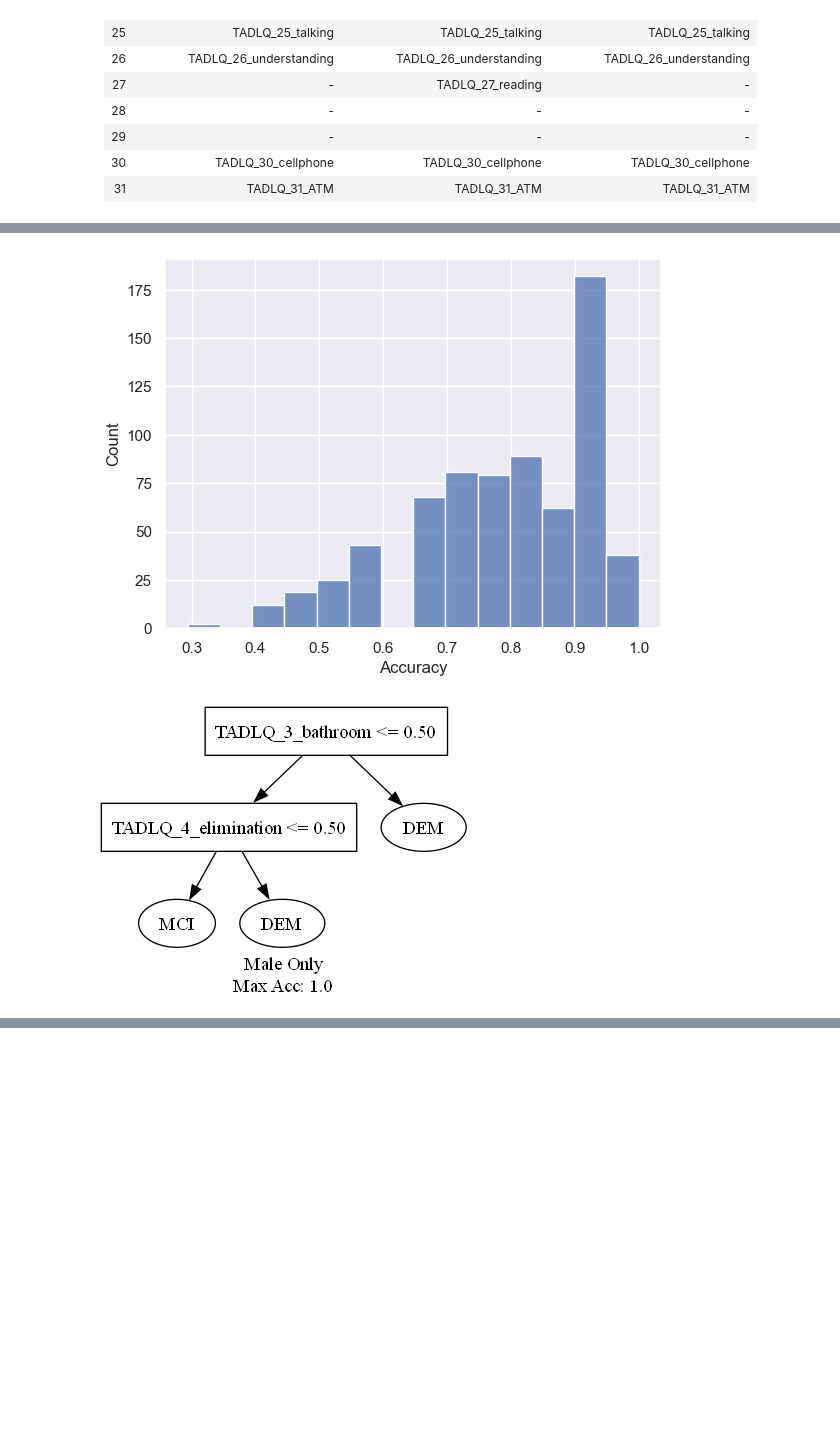
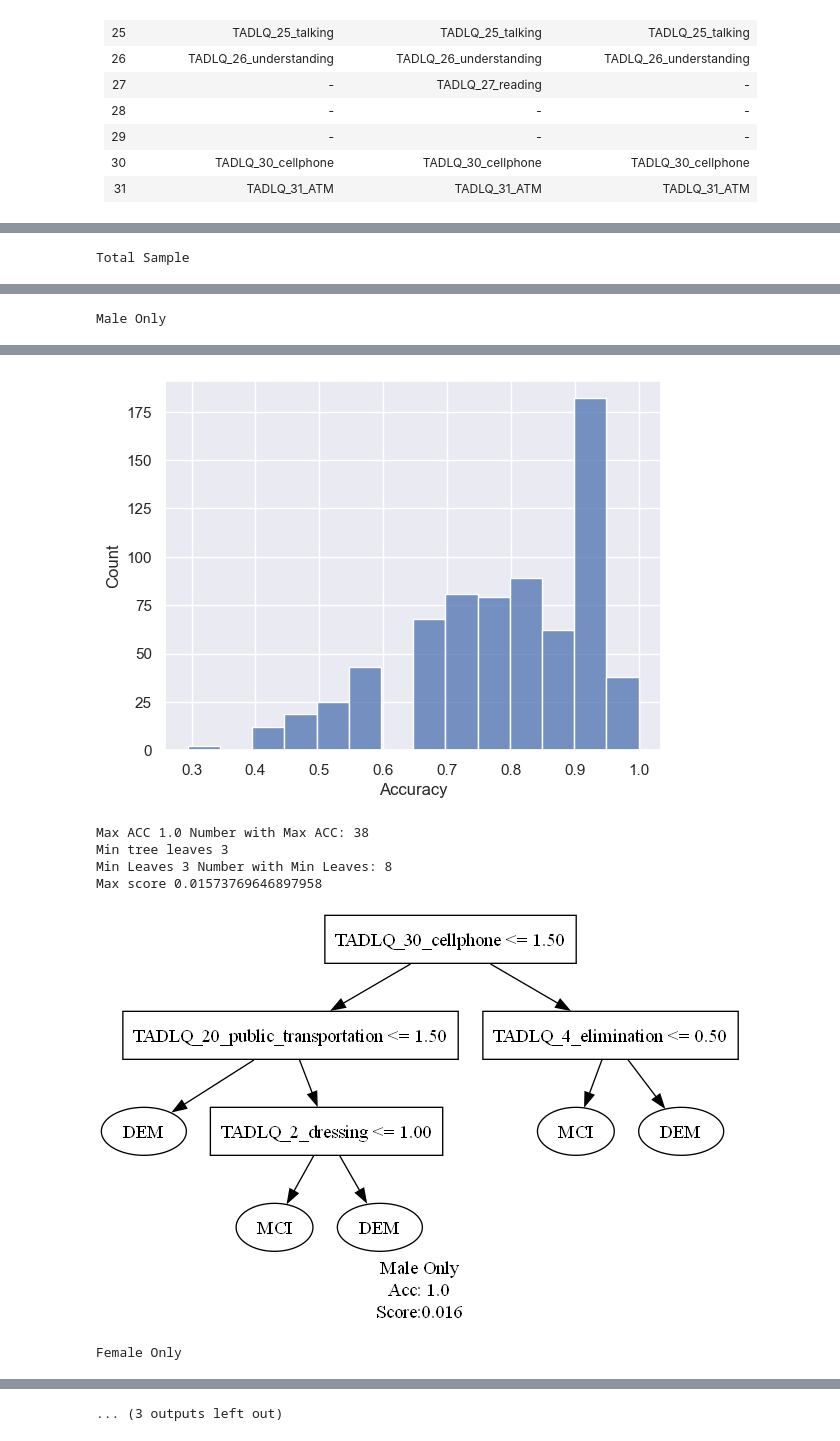
Before and after one commit to segonzal/tadlq-peru, a Jupyter notebook: TADLQ Peru 4.ipynb, the cells around one changed output, grey strips where cells are left out. Saved outputs shown, nothing was run; the diff lists cells and outputs as text; code cells hidden in the pictures; blank space fills up the shorter version.

```diff
--- a/TADLQ Peru 4.ipynb
+++ b/TADLQ Peru 4.ipynb
@@ -291,7 +279,8 @@ run(df_muestratotal_norm.loc[mask_muestratotal, :],
     max_depth=10,
     n_estimators=100,
     n_splits=7,
-    label="Total Sample")
+    label="Total Sample",
+    show_all_max_acc_tree=False)
 
 run(df_solohombres_norm.loc[mask_solohombres, :],
     df_solohombres_mean,
@@ -301,7 +290,8 @@ run(df_solohombres_norm.loc[mask_solohombres, :],
     max_depth=10,
     n_estimators=100,
     n_splits=7,
-    label="Male Only")
+    label="Male Only",
+    show_all_max_acc_tree=False)
 
 run(df_solomujeres_norm.loc[mask_solomujeres, :],
     df_solomujeres_mean,
@@ -311,7 +301,9 @@ run(df_solomujeres_norm.loc[mask_solomujeres, :],
     max_depth=10,
     n_estimators=100,
     n_splits=7,
-    label="Female Only")
+    label="Female Only",
+    show_all_max_acc_tree=False)
 # %% [output]
+Total Sample
 [figure]
 [figure]
@@ -319,4 +315,10 @@ run(df_solomujeres_norm.loc[mask_solomujeres, :],
+Male Only
 [figure]
 [figure]
+Max ACC 1.0 Number with Max ACC: 38
+Min tree leaves 3
+Min Leaves 3 Number with Min Leaves: 8
+Max score 0.01573769646897958
-[figure, old version]
+[figure, new version]
+Female Only
 [figure]
@@ -324,0 +325 @@ run(df_solomujeres_norm.loc[mask_solomujeres, :],
+... (3 outputs left out)
```
Also changed, not shown: parts of 5 cells of this notebook.
